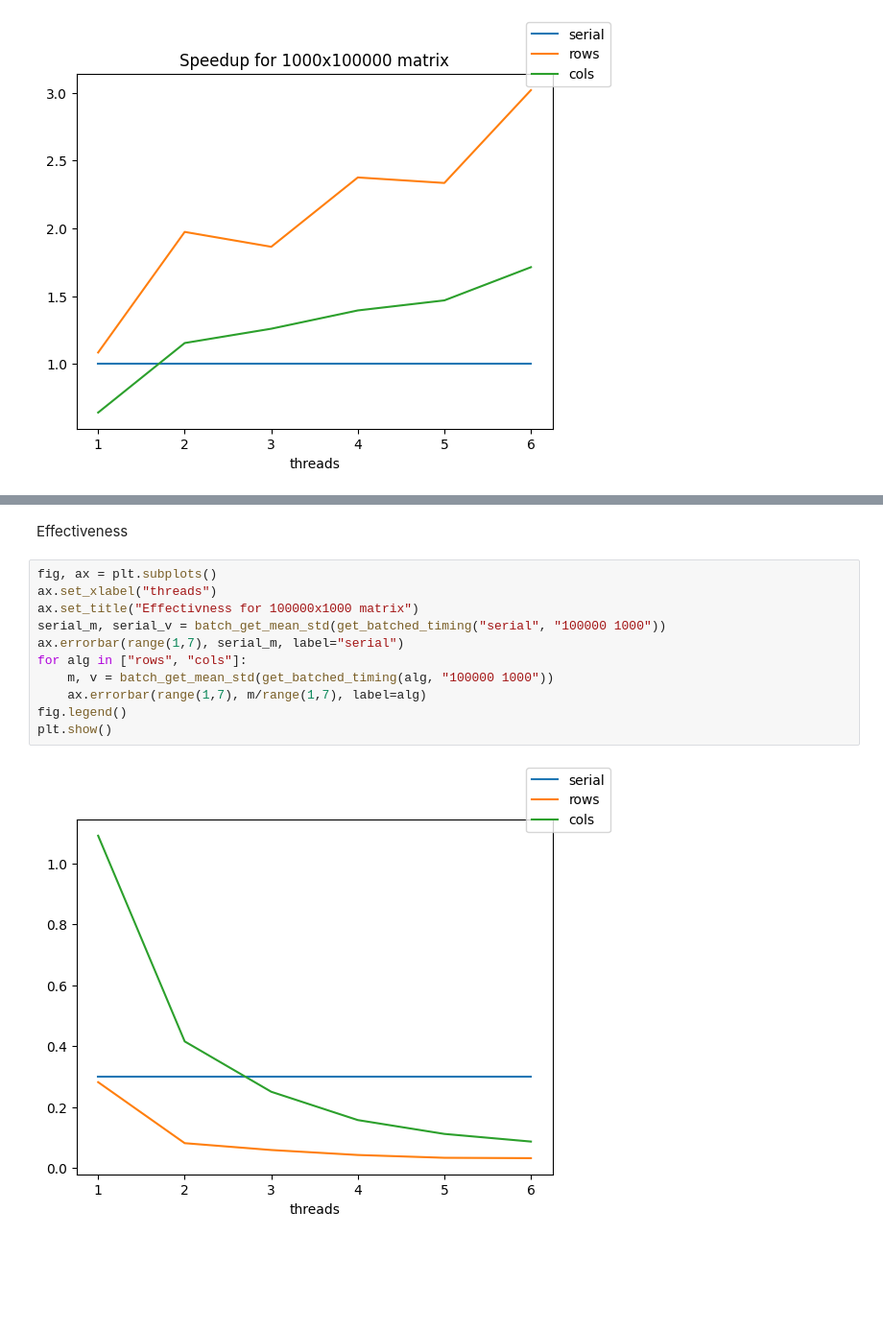
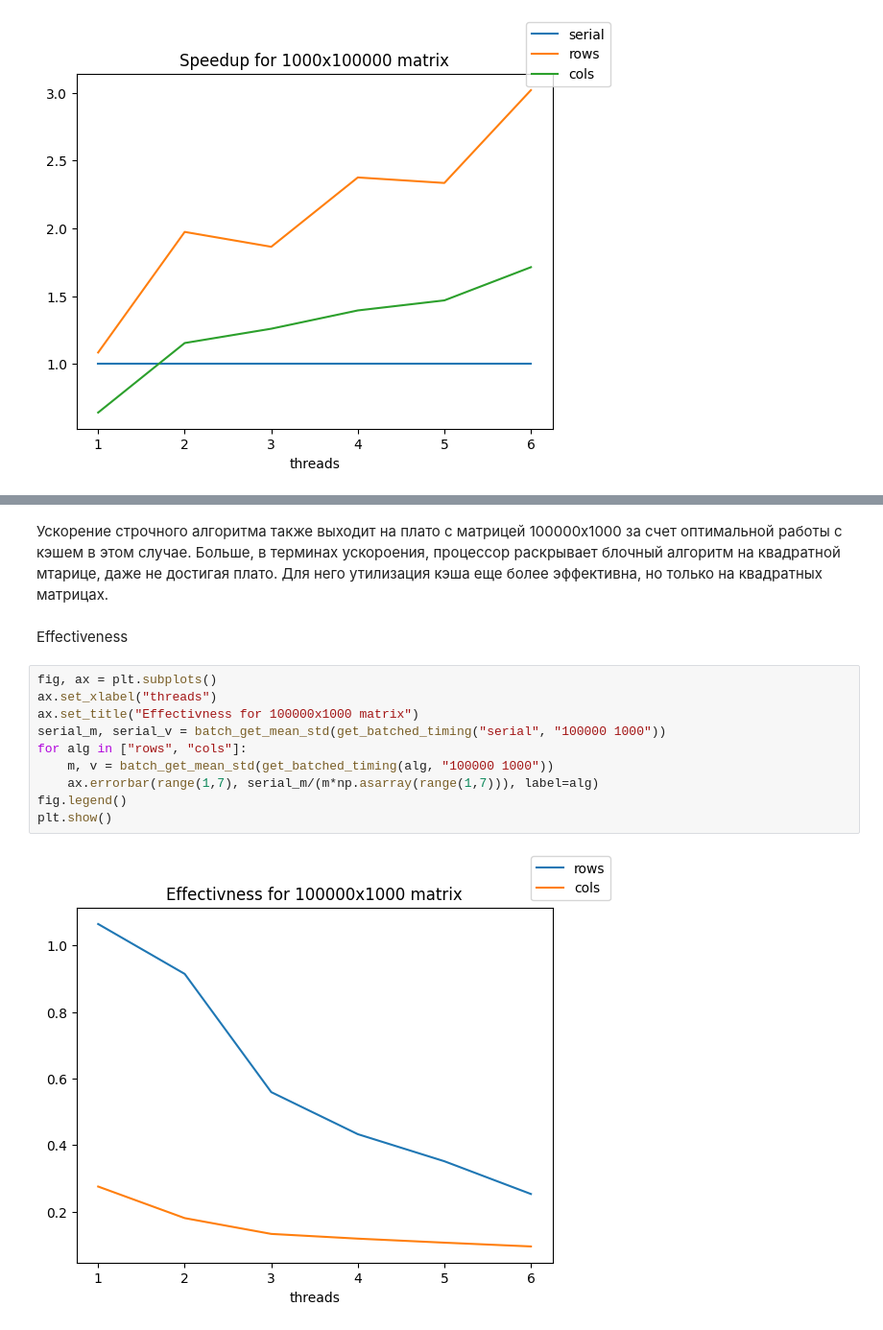
Before and after one commit to a13xbb/parallel-c, a Jupyter notebook: lab2/task1/comparison.ipynb, the cells around one changed output, grey strips where cells are left out. Shown: that part at 96% size. Drawn from its saved outputs; the diff is of its cells as text; blank space fills up the shorter version.

```diff
--- a/lab2/task1/comparison.ipynb
+++ b/lab2/task1/comparison.ipynb
@@ -370,18 +373,19 @@ plt.show()
+# %% [markdown]
+Ускорение строчного алгоритма также выходит на плато с матрицей 100000x1000 за счет оптимальной работы с кэшем в этом случае. Больше, в терминах ускороения, процессор раскрывает блочный алгоритм на квадратной мтарице, даже не достигая плато. Для него утилизация кэша еще более эффективна, но только на квадратных матрицах.
 # %% [markdown]
 Effectiveness
 # %%
 fig, ax = plt.subplots()
 ax.set_xlabel("threads")
 ax.set_title("Effectivness for 100000x1000 matrix")
 serial_m, serial_v = batch_get_mean_std(get_batched_timing("serial", "100000 1000"))
-ax.errorbar(range(1,7), serial_m, label="serial")
 for alg in ["rows", "cols"]:
     m, v = batch_get_mean_std(get_batched_timing(alg, "100000 1000"))
-    ax.errorbar(range(1,7), m/range(1,7), label=alg)
+    ax.errorbar(range(1,7), serial_m/(m*np.asarray(range(1,7))), label=alg)
 fig.legend()
 plt.show()
 # %% [output]
-[figure, old version]
+[figure, new version]
 # %%
 fig, ax = plt.subplots()
 ax.set_xlabel("threads")
```
Also changed, not shown: parts of 5 cells of this notebook.
